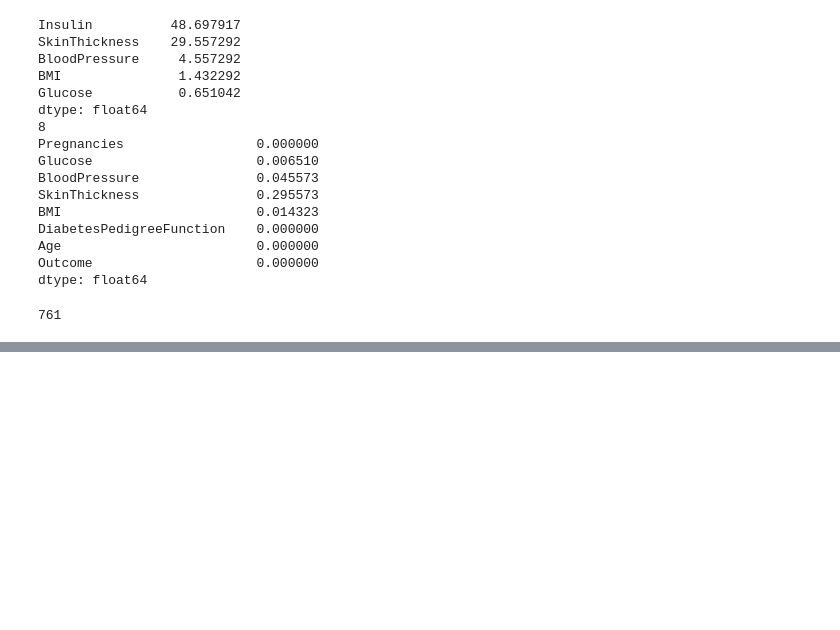
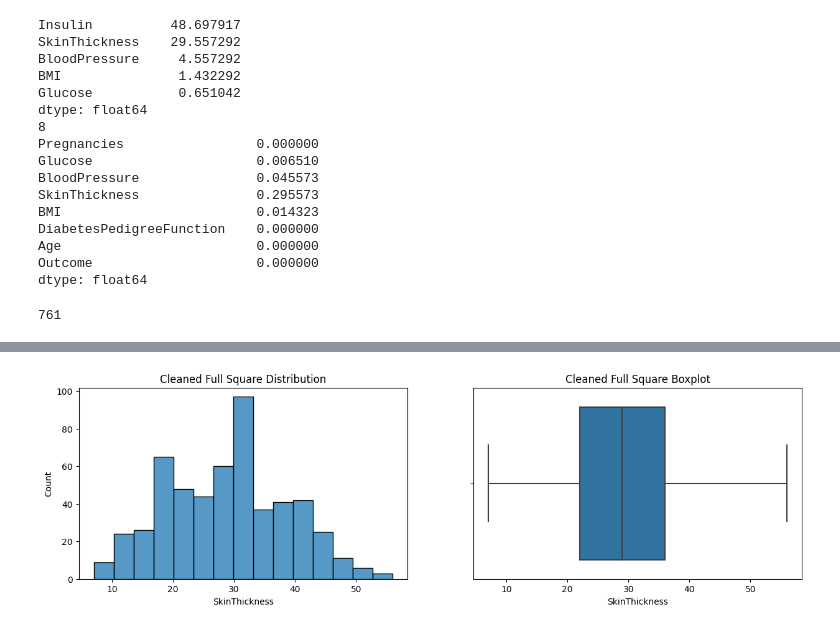
Before and after one commit to vasiloyk/svalka, a Jupyter notebook: 15.ipynb, the cells around one changed output, grey strips where cells are left out. Cells and saved outputs as stored; diff of their text form; code cells hidden in the pictures; blank space fills up the shorter version.

```diff
--- a/15.ipynb
+++ b/15.ipynb
@@ -137,0 +173,13 @@ print(drop_data.shape[0])
+# %%
+def outliers_iqr_mod(data, feature, left=1.5, right=1.5, log_scale=False):
+    if log_scale:
+        x = np.log(data[feature])
+    else:
+        x = data[feature]
+    quartile_1, quartile_3 = x.quantile(0.25), x.quantile(0.75),
+    iqr = quartile_3 - quartile_1
+    lower_bound = quartile_1 - (iqr * left)
+    upper_bound = quartile_3 + (iqr * right)
+    outliers = data[(x < lower_bound) | (x > upper_bound)]
+    cleaned = data[(x >= lower_bound) & (x <= upper_bound)]
+    return outliers, cleaned
@@ -137,0 +193,8 @@ print(drop_data.shape[0])
+# %%
+fig, axes = plt.subplots(nrows=1, ncols=2, figsize=(15, 4))
+histplot = sns.histplot(data=cleaned, x='SkinThickness', ax=axes[0]);
+histplot.set_title('Cleaned Full Square Distribution');
+boxplot = sns.boxplot(data=cleaned, x='SkinThickness', ax=axes[1]);
+boxplot.set_title('Cleaned Full Square Boxplot');
+# %% [output]
+[figure, added]
```
Also changed, not shown: parts of 4 cells of this notebook.
